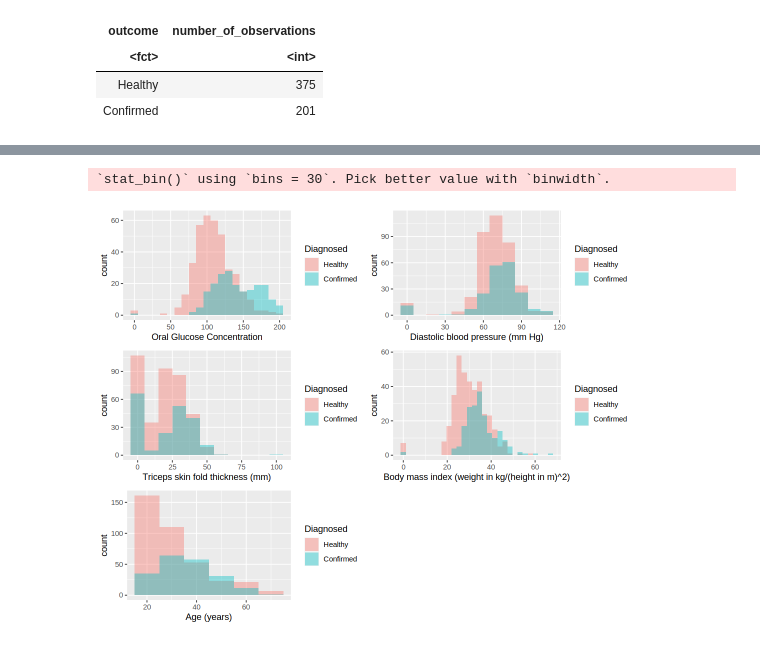
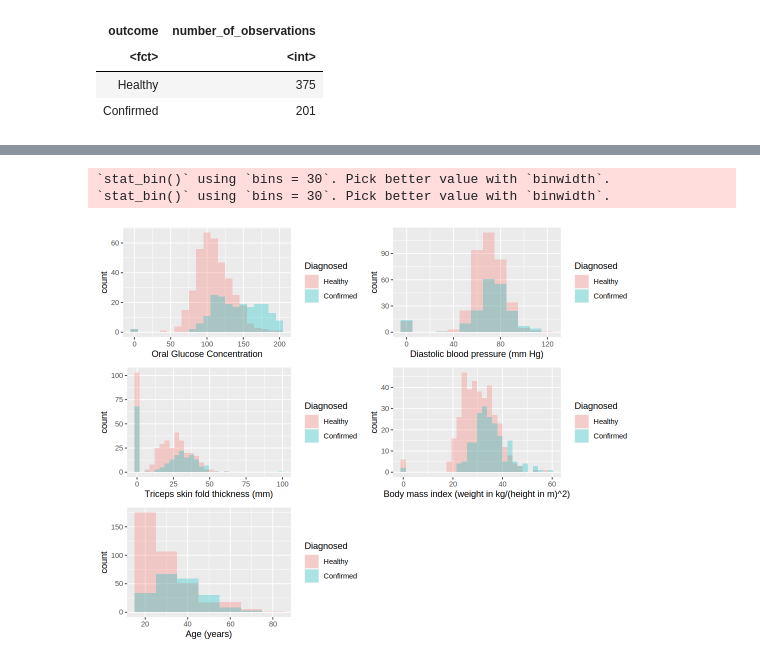
Before and after one commit to Nadav-Seg/dsci-100-2023w1-group-26, a Jupyter notebook: Group 26 - Group Project Proposal.ipynb, the cells around one changed output, grey strips where cells are left out. Drawn from its saved outputs; the diff is of its cells as text; code cells hidden in the pictures.

```diff
--- a/Group 26 - Group Project Proposal.ipynb
+++ b/Group 26 - Group Project Proposal.ipynb
@@ -140,26 +137,27 @@ A tibble: 2 × 6
 # %%
 options(repr.plot.width = 9, repr.plot.height = 7)
 glucose_concentration_distribution <- ggplot(diabetes_training, aes(x = glucose, fill = outcome)) +
-                                        geom_histogram(alpha = 0.4, position = "identity", binwidth = 10) +
+                                        geom_histogram(alpha = 0.3, position = "identity", binwidth = 10) +
                                         labs(x = "Oral Glucose Concentration", fill = "Diagnosed")
 
 blood_pressure_distribution <- ggplot(diabetes_training, aes(x = blood_pressure, fill = outcome)) +
-                                        geom_histogram(alpha = 0.4, position = "identity", binwidth = 10) +
+                                        geom_histogram(alpha = 0.3, position = "identity", binwidth = 10) +
                                         labs(x = "Diastolic blood pressure (mm Hg)", fill = "Diagnosed")
 
 skin_thickness_distribution <- ggplot(diabetes_training, aes(x = skin_thickness, fill = outcome)) +
-                                        geom_histogram(alpha = 0.4, position = "identity", binwidth = 10) +
+                                        geom_histogram(alpha = 0.3, position = "identity") +
                                         labs(x = "Triceps skin fold thickness (mm)", fill = "Diagnosed")
 
 bmi_distribution <- ggplot(diabetes_training, aes(x = bmi, fill = outcome)) +
-                                        geom_histogram(alpha = 0.4, position = "identity") +
+                                        geom_histogram(alpha = 0.3, position = "identity") +
                                         labs(x = "Body mass index (weight in kg/(height in m)^2)", fill = "Diagnosed")
 
 age_distribution <- ggplot(diabetes_training, aes(x = age, fill = outcome)) +
-                                        geom_histogram(alpha = 0.4, position = "identity", binwidth = 10) +
+                                        geom_histogram(alpha = 0.3, position = "identity", binwidth = 10) +
                                         labs(x = "Age (years)", fill = "Diagnosed")
 
 grid.arrange(glucose_concentration_distribution, blood_pressure_distribution, skin_thickness_distribution, bmi_distribution, age_distribution, nrow = 3)
 # %% [output]
 `stat_bin()` using `bins = 30`. Pick better value with `binwidth`.
+`stat_bin()` using `bins = 30`. Pick better value with `binwidth`.
-[figure, old version]
+[figure, new version]
```
Also changed, not shown: parts of 3 cells of this notebook.
